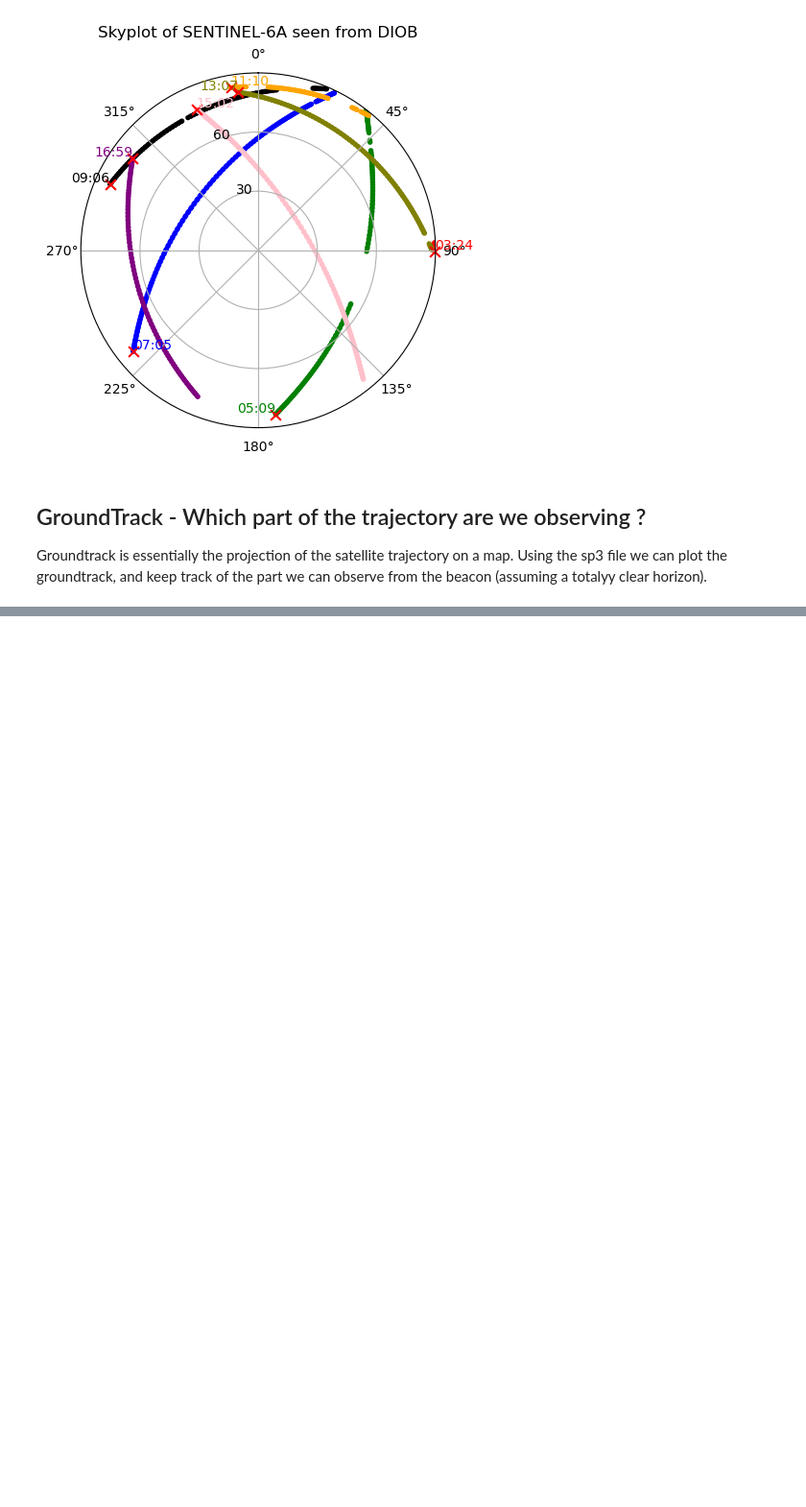
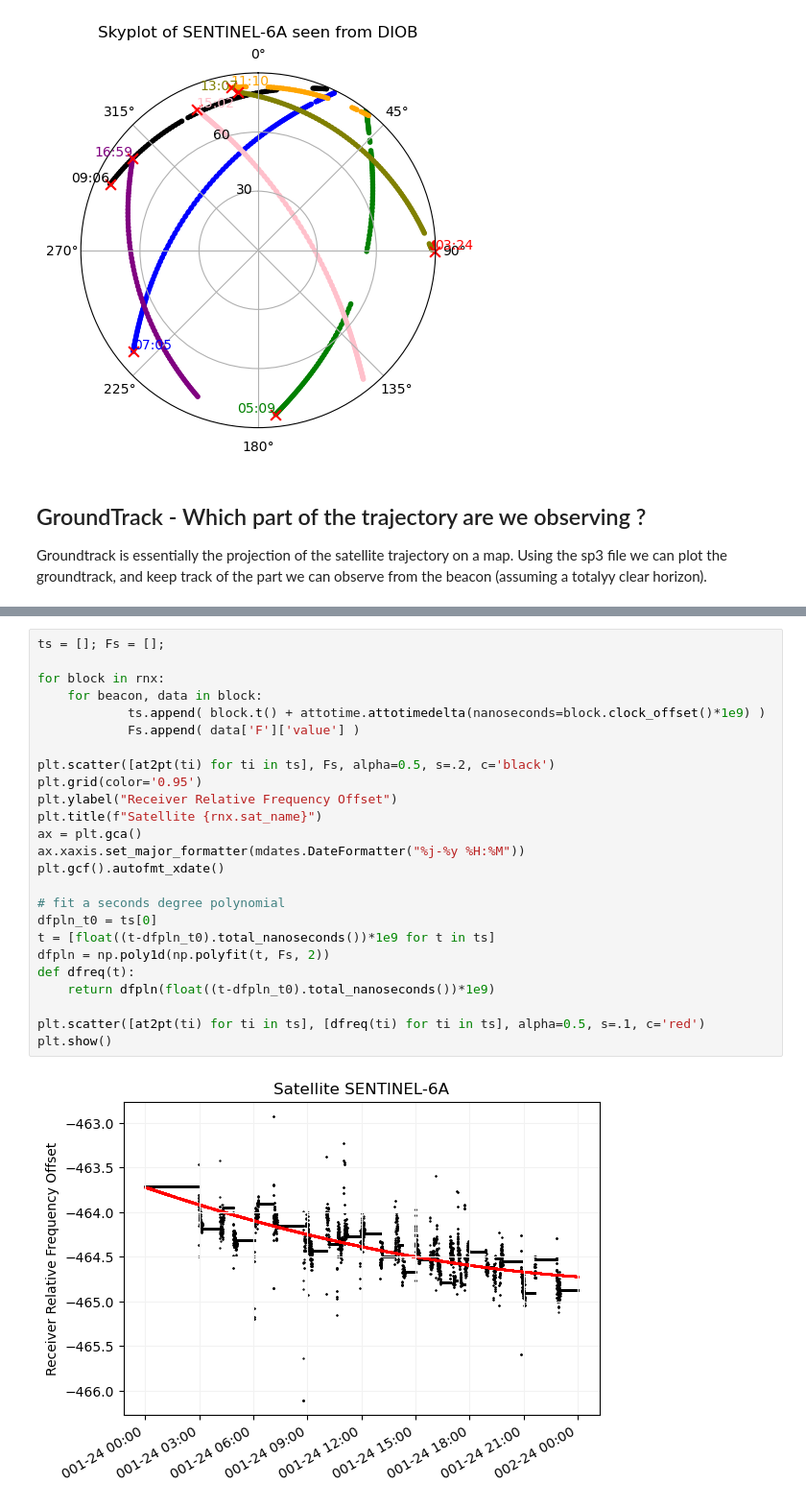
Before and after one commit to DSOlab/AcademicSoftware, a Jupyter notebook: JupiterLab/doris_days/doris_system/doris_system.ipynb, the cells around one changed output, grey strips where cells are left out. Shown at 96% size. Cells and saved outputs as stored; diff of their text form; blank space fills up the shorter version.

```diff
--- a/JupiterLab/doris_days/doris_system/doris_system.ipynb
+++ b/JupiterLab/doris_days/doris_system/doris_system.ipynb
@@ -311,0 +466,27 @@ Note new satellite pass begining at 2024-01-01 16:56:00
+# %%
+ts = []; Fs = [];
+
+for block in rnx:
+    for beacon, data in block:
+            ts.append( block.t() + attotime.attotimedelta(nanoseconds=block.clock_offset()*1e9) )
+            Fs.append( data['F']['value'] )
+
+plt.scatter([at2pt(ti) for ti in ts], Fs, alpha=0.5, s=.2, c='black')
+plt.grid(color='0.95')
+plt.ylabel("Receiver Relative Frequency Offset")
+plt.title(f"Satellite {rnx.sat_name}")
+ax = plt.gca()
+ax.xaxis.set_major_formatter(mdates.DateFormatter("%j-%y %H:%M"))
+plt.gcf().autofmt_xdate()
+
+# fit a seconds degree polynomial
+dfpln_t0 = ts[0]
+t = [float((t-dfpln_t0).total_nanoseconds())*1e9 for t in ts]
+dfpln = np.poly1d(np.polyfit(t, Fs, 2))
+def dfreq(t):
+    return dfpln(float((t-dfpln_t0).total_nanoseconds())*1e9)
+
+plt.scatter([at2pt(ti) for ti in ts], [dfreq(ti) for ti in ts], alpha=0.5, s=.1, c='red')
+plt.show()
+# %% [output]
+[figure, added]
```
Also changed, not shown: parts of 9 cells of this notebook, 5 other files.
